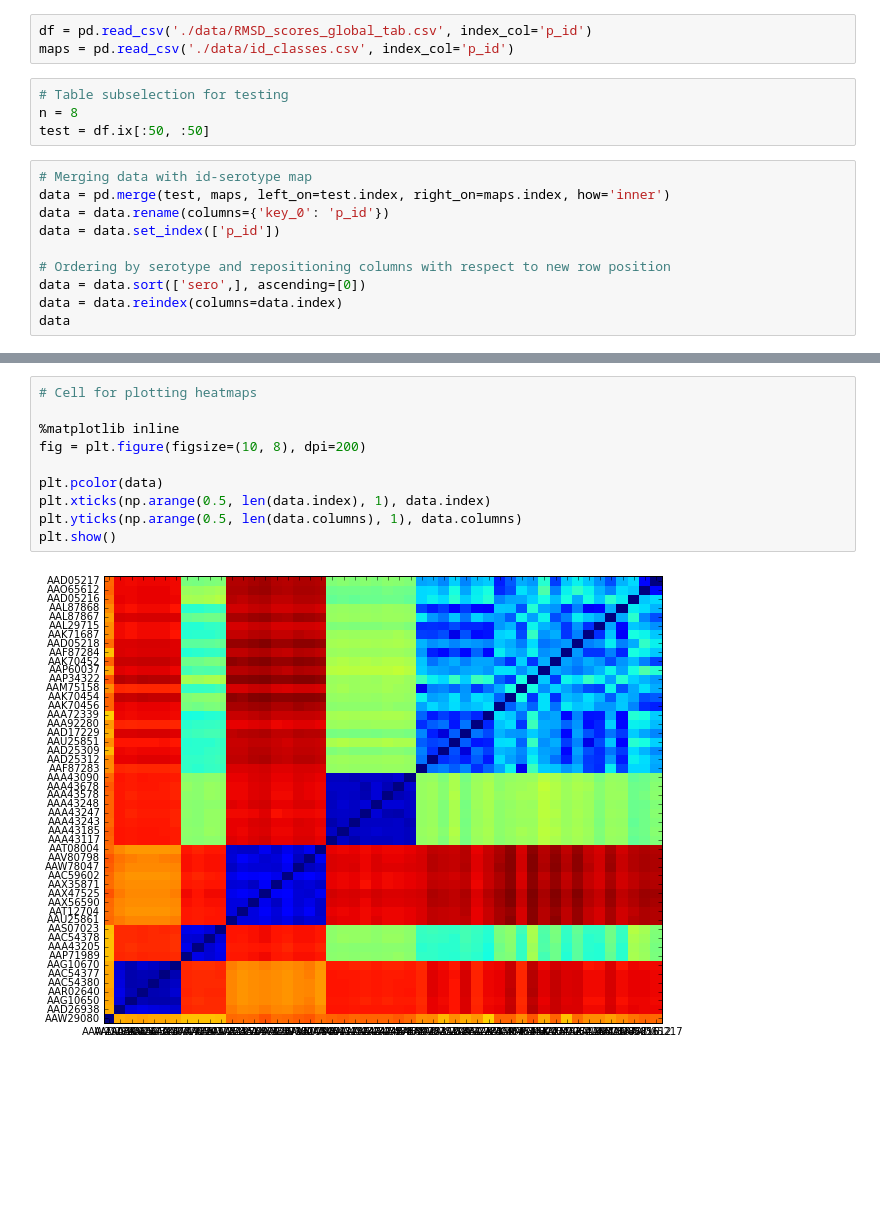
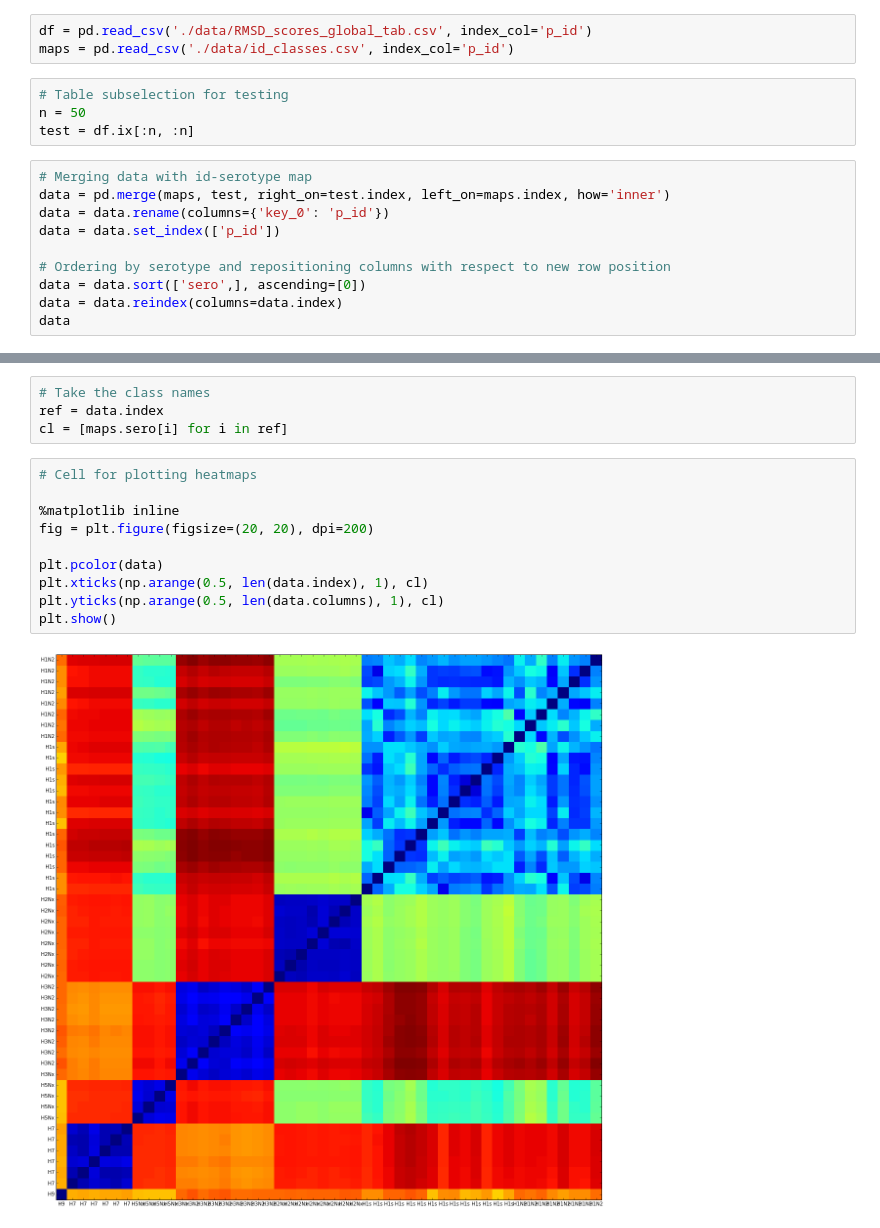
Before and after one commit to gmazz/BioInfoTools, a Jupyter notebook: IPYTHON_NOTEBOOKS/HA_RMSD_matrix.ipynb, the cells around one changed output, grey strips where cells are left out. Cells and saved outputs as stored; diff of their text form; blank space fills up the shorter version.

Commit message:
better visual

```diff
--- a/IPYTHON_NOTEBOOKS/HA_RMSD_matrix.ipynb
+++ b/IPYTHON_NOTEBOOKS/HA_RMSD_matrix.ipynb
@@ -21,11 +21,11 @@ df = pd.read_csv('./data/RMSD_scores_global_tab.csv', index_col='p_id')
 maps = pd.read_csv('./data/id_classes.csv', index_col='p_id')
 # %%
 # Table subselection for testing
-n = 8
-test = df.ix[:50, :50]
+n = 50
+test = df.ix[:n, :n]
 # %%
 # Merging data with id-serotype map
-data = pd.merge(test, maps, left_on=test.index, right_on=maps.index, how='inner')
+data = pd.merge(maps, test, right_on=test.index, left_on=maps.index, how='inner')
 data = data.rename(columns={'key_0': 'p_id'})
 data = data.set_index(['p_id'])
 
@@ -55,13 +55,17 @@ data
 50 rows × 50 columns
+# %%
+# Take the class names
+ref = data.index
+cl = [maps.sero[i] for i in ref]
 # %%
 # Cell for plotting heatmaps
 
 %matplotlib inline
-fig = plt.figure(figsize=(10, 8), dpi=200)
+fig = plt.figure(figsize=(20, 20), dpi=200)
 
 plt.pcolor(data)
-plt.xticks(np.arange(0.5, len(data.index), 1), data.index)
-plt.yticks(np.arange(0.5, len(data.columns), 1), data.columns)
+plt.xticks(np.arange(0.5, len(data.index), 1), cl)
+plt.yticks(np.arange(0.5, len(data.columns), 1), cl)
 plt.show()
 # %% [output]
-[figure, old version]
+[figure, new version]
```
Also changed, not shown: parts of 1 cell of this notebook.
